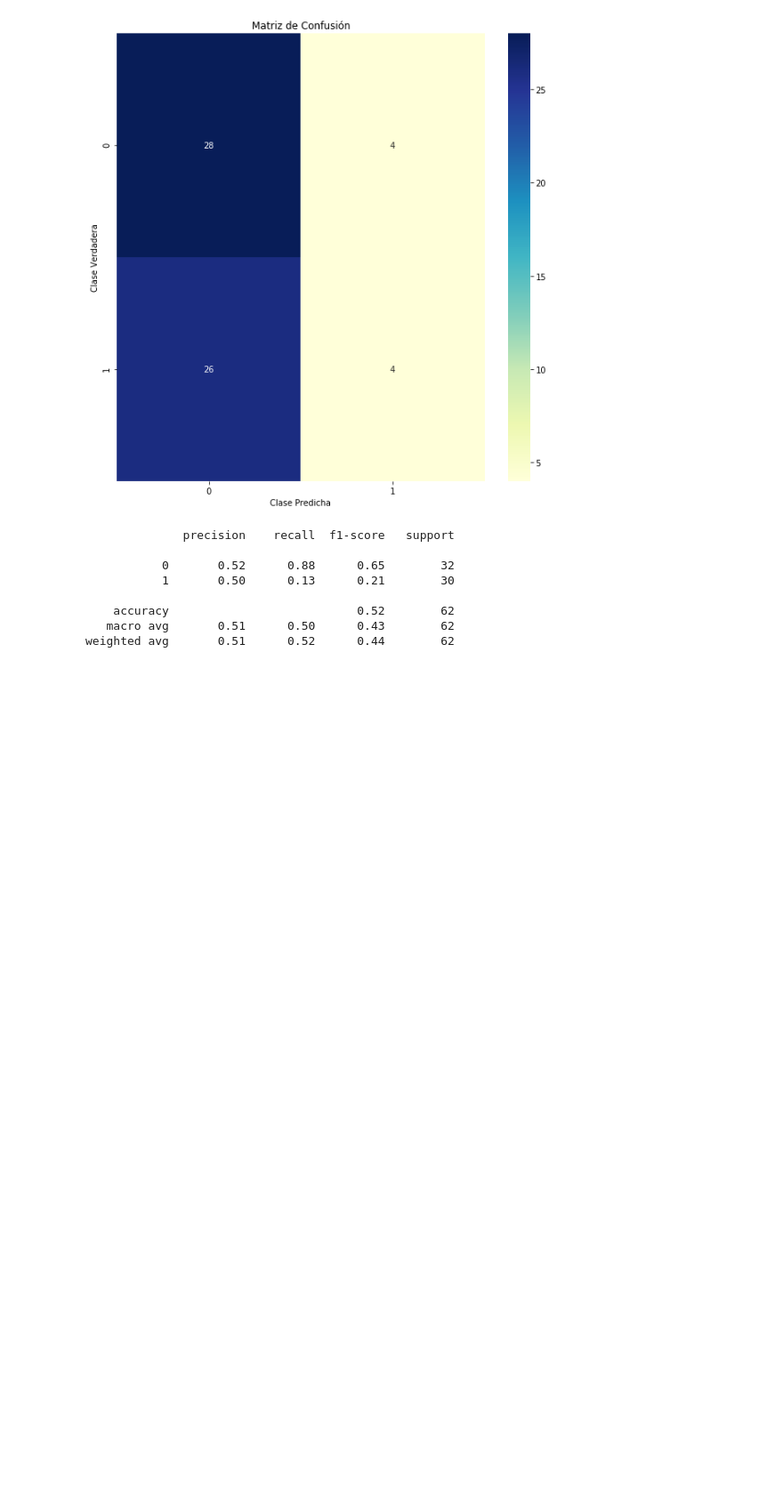
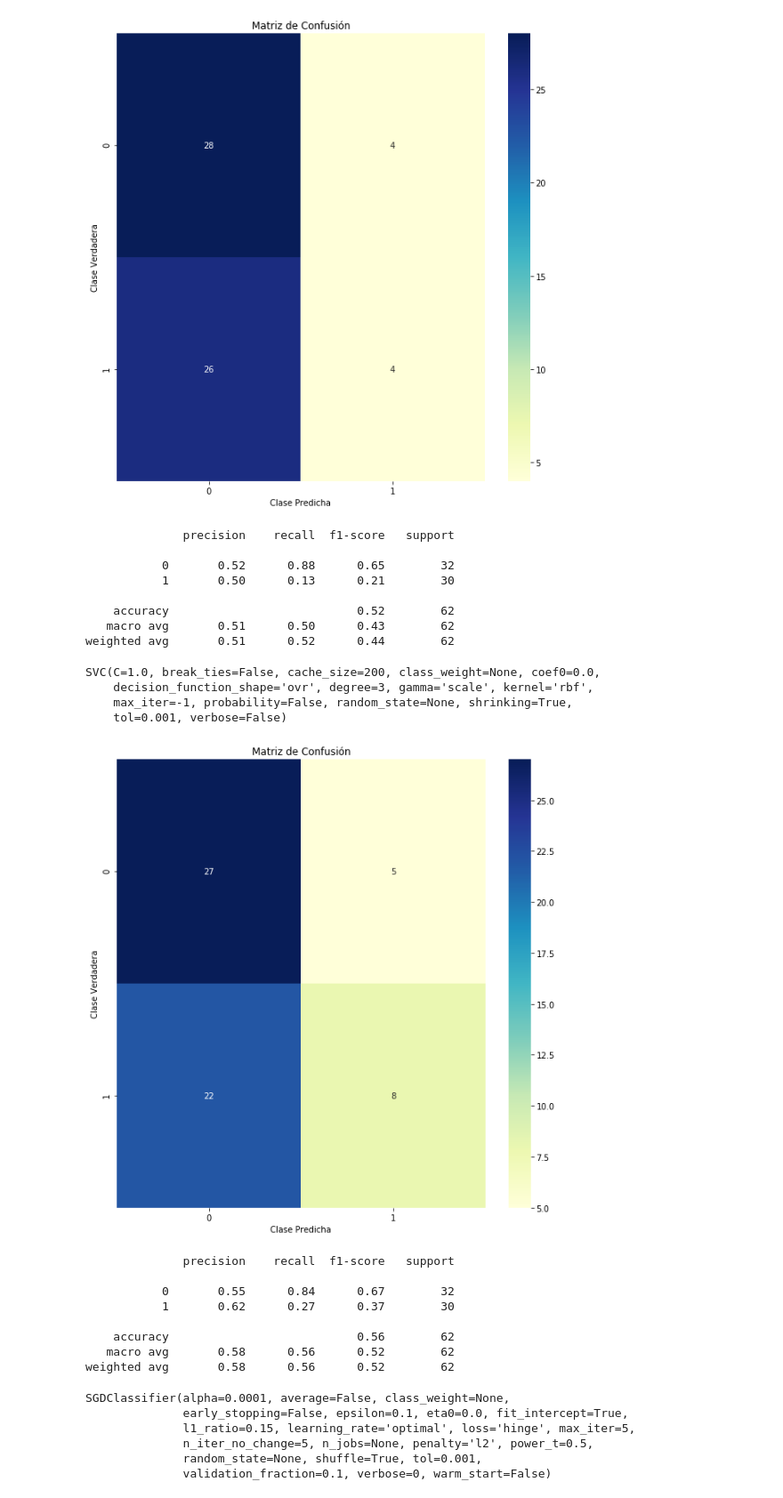
Before and after one commit to Hecramco/NLP_Violencia-en-musica-, a Jupyter notebook: mubel-song-lyrics-crossvalidation.ipynb, the cells around one changed output. Shown: that part at 89% size. Cells and saved outputs as stored; diff of their text form; code cells hidden in the pictures; blank space fills up the shorter version.

```diff
--- a/mubel-song-lyrics-crossvalidation.ipynb
+++ b/mubel-song-lyrics-crossvalidation.ipynb
@@ -306,3 +306,36 @@ mostrar_resultados(y_test, y_predict_test)
     accuracy                           0.52        62
    macro avg       0.51      0.50      0.43        62
 weighted avg       0.51      0.52      0.44        62
+# %%
+from sklearn import svm
+clf = svm.SVC()
+clf.fit(X_train, y_train)
+# %% [output]
+SVC(C=1.0, break_ties=False, cache_size=200, class_weight=None, coef0=0.0,
+    decision_function_shape='ovr', degree=3, gamma='scale', kernel='rbf',
+    max_iter=-1, probability=False, random_state=None, shrinking=True,
+    tol=0.001, verbose=False)
+# %%
+y_predict_test = clf.predict(X_test)
+mostrar_resultados(y_test, y_predict_test)
+# %% [output]
+[figure, added]
+              precision    recall  f1-score   support
+
+           0       0.55      0.84      0.67        32
+           1       0.62      0.27      0.37        30
+
+    accuracy                           0.56        62
+   macro avg       0.58      0.56      0.52        62
+weighted avg       0.58      0.56      0.52        62
+# %%
+from sklearn.linear_model import SGDClassifier
+clf = SGDClassifier(loss="hinge", penalty="l2", max_iter=5)
+clf.fit(X_train, y_train)
+# %% [output]
+SGDClassifier(alpha=0.0001, average=False, class_weight=None,
+              early_stopping=False, epsilon=0.1, eta0=0.0, fit_intercept=True,
+              l1_ratio=0.15, learning_rate='optimal', loss='hinge', max_iter=5,
+              n_iter_no_change=5, n_jobs=None, penalty='l2', power_t=0.5,
+              random_state=None, shuffle=True, tol=0.001,
+              validation_fraction=0.1, verbose=0, warm_start=False)
```
Also changed, not shown: parts of 1 cell of this notebook.
